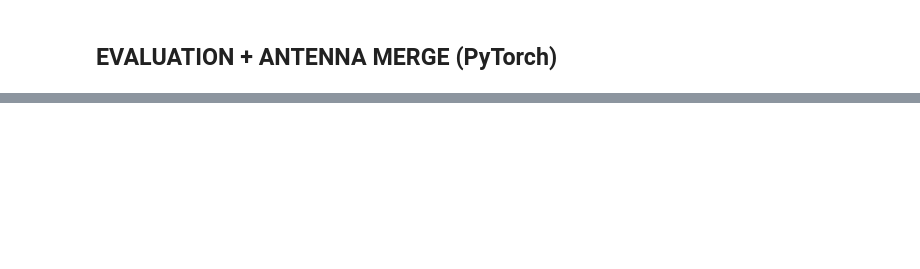
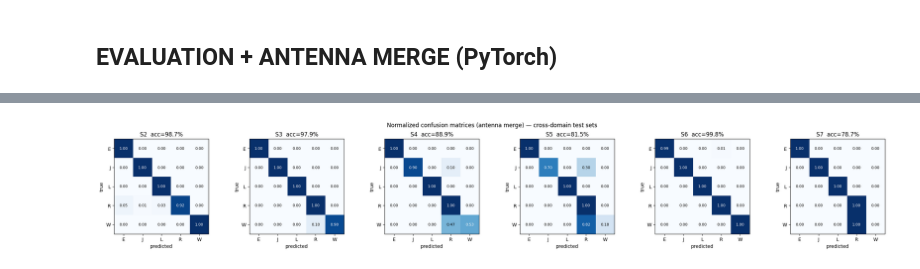
Before and after one commit to marchettialessio/Human-Activity-Recognition-with-Wi-Fi, a Jupyter notebook: src/main.ipynb, the cells around one changed output, grey strips where cells are left out. Drawn from its saved outputs; the diff is of its cells as text; code cells hidden in the pictures; blank space fills up the shorter version.

Commit message:
test su altri set

```diff
--- a/src/main.ipynb
+++ b/src/main.ipynb
@@ -558,7 +558,7 @@ name_model = name_base + '_' + str(csi_act) + '_network.torch'
 #      - EarlyStopping(monitor='val_loss', patience=3) -> manual count on val_loss
 #      - ModelCheckpoint(save_best_only, monitor='val_accuracy') -> keep best weights
 # =====================================================================================
-epochs = 25
+epochs = 50
 patience = 3
 
 # --- Resume state (defaults for a fresh run) ----------------------------------------
@@ -752,0 +871,30 @@ Confusion matrix (merge):
+# %%
+# =====================================================================================
+#  NORMALIZED CONFUSION MATRICES (antenna merge) — one per test set (SHARP Fig. 7)
+#  Row-normalized: each row sums to 1 -> reads as "given the true activity, how it is
+#  classified". The running/walking (R/W) confusion highlighted in SHARP is visible here.
+# =====================================================================================
+import matplotlib.pyplot as plt
+
+class_names = list(activities)                 # ['E','J','L','R','W']
+n = len(results)
+fig, axes = plt.subplots(1, n, figsize=(4 * n, 3.8))
+if n == 1:
+    axes = [axes]
+for ax, (sid, r) in zip(axes, results.items()):
+    cm = r['cm'].astype(float)
+    cmn = cm / np.maximum(cm.sum(axis=1, keepdims=True), 1)   # normalize by true class (row)
+    im = ax.imshow(cmn, vmin=0, vmax=1, cmap='Blues')
+    ax.set_title(f'{sid}  acc={r["acc_merge"] * 100:.1f}%')
+    ax.set_xticks(range(len(class_names))); ax.set_xticklabels(class_names)
+    ax.set_yticks(range(len(class_names))); ax.set_yticklabels(class_names)
+    ax.set_xlabel('predicted'); ax.set_ylabel('true')
+    for i in range(len(class_names)):
+        for j in range(len(class_names)):
+            ax.text(j, i, f'{cmn[i, j]:.2f}', ha='center', va='center',
+                    color='white' if cmn[i, j] > 0.5 else 'black', fontsize=8)
+fig.suptitle('Normalized confusion matrices (antenna merge) — cross-domain test sets')
+fig.tight_layout()
+plt.show()
+# %% [output]
+[figure, added]
```
Also changed, not shown: parts of 4 cells of this notebook.
